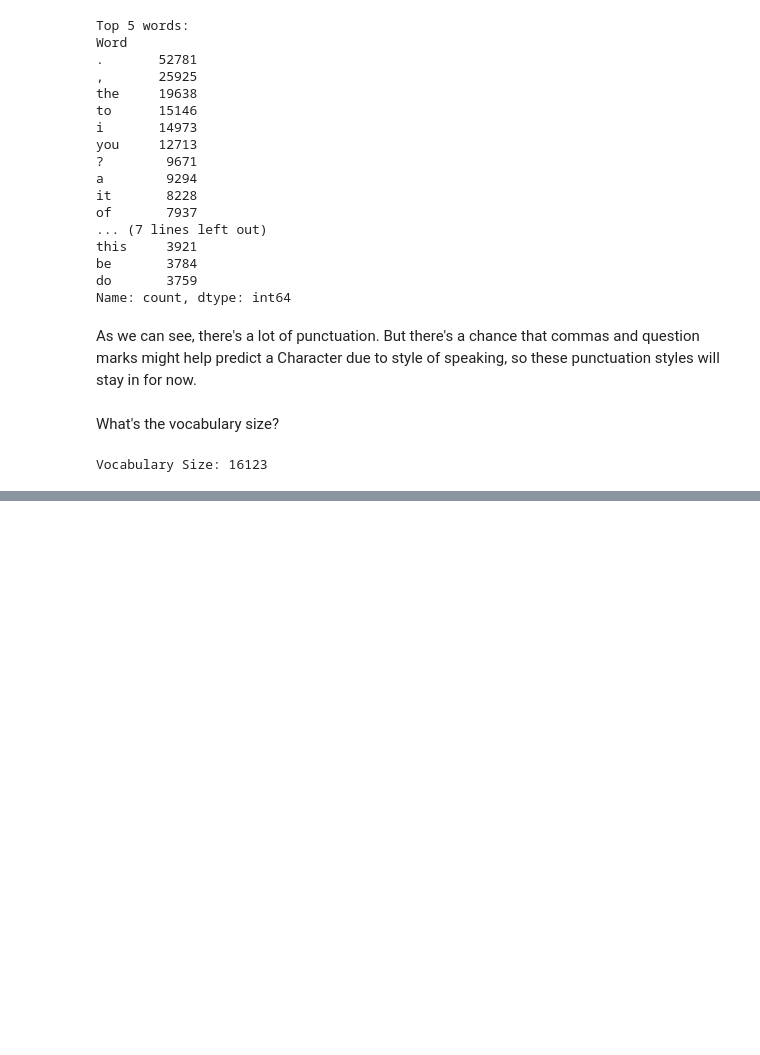
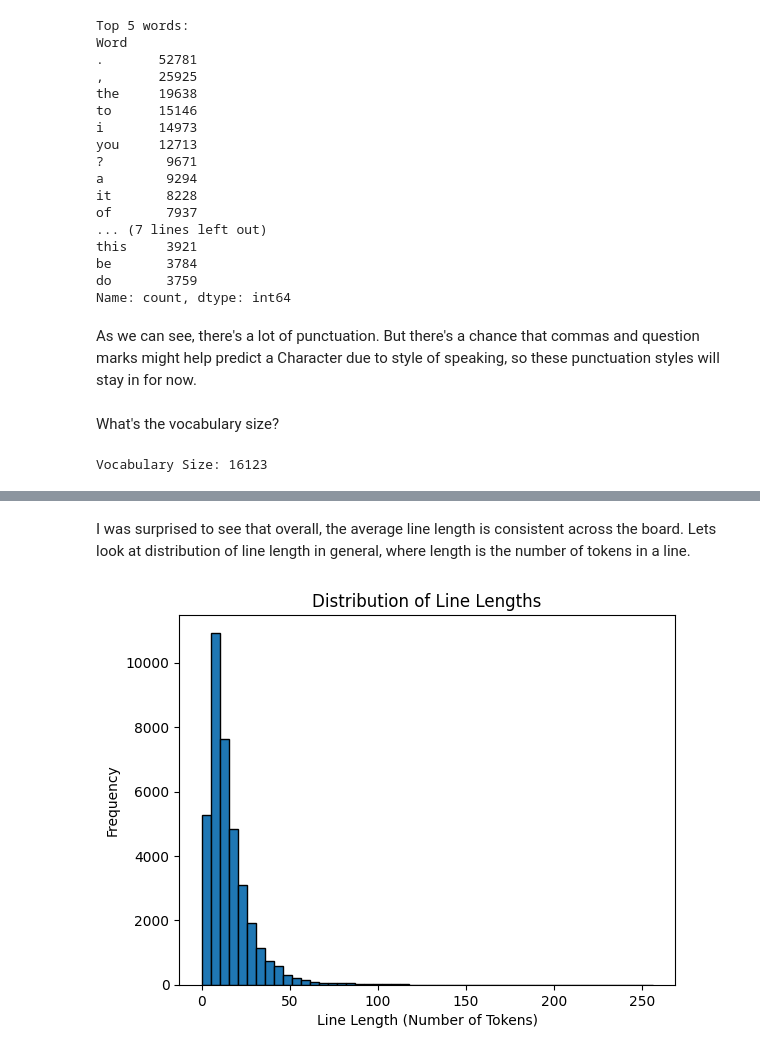
Before and after one commit to brearenee/NLP-Project, a Jupyter notebook: startrek.ipynb, the cells around one changed output, grey strips where cells are left out. Cells and saved outputs as stored; diff of their text form; code cells hidden in the pictures; blank space fills up the shorter version.

```diff
--- a/startrek.ipynb
+++ b/startrek.ipynb
@@ -233,0 +249,10 @@ Vocabulary Size: 16123
+# %% [markdown]
+I was surprised to see that overall, the average line length is consistent across the board.  Lets look at distribution of line length in general, where length is the number of tokens in a line.
+# %%
+plt.hist(df['Line Length'], bins=50, edgecolor='black')
+plt.xlabel('Line Length (Number of Tokens)')
+plt.ylabel('Frequency')
+plt.title('Distribution of Line Lengths')
+plt.show()
+# %% [output]
+[figure, added]
```
Also changed, not shown: parts of 7 cells of this notebook.
